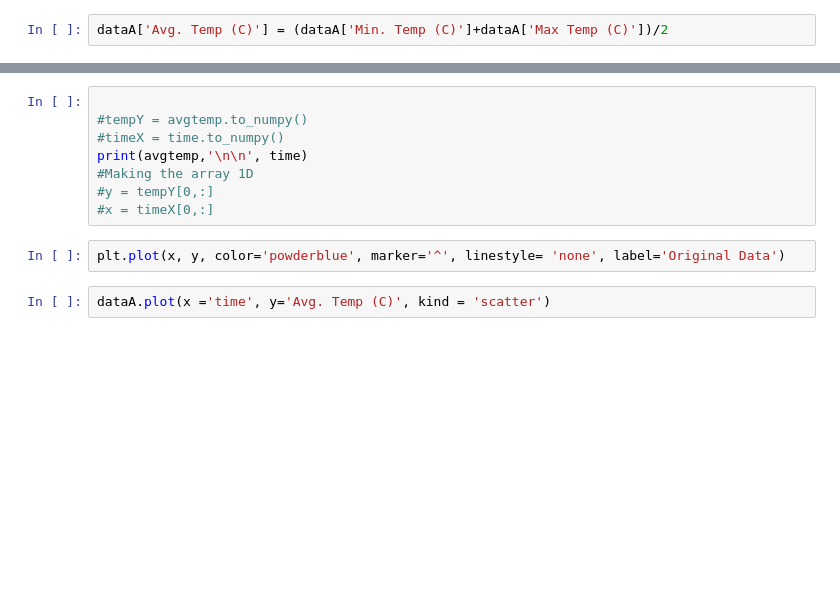
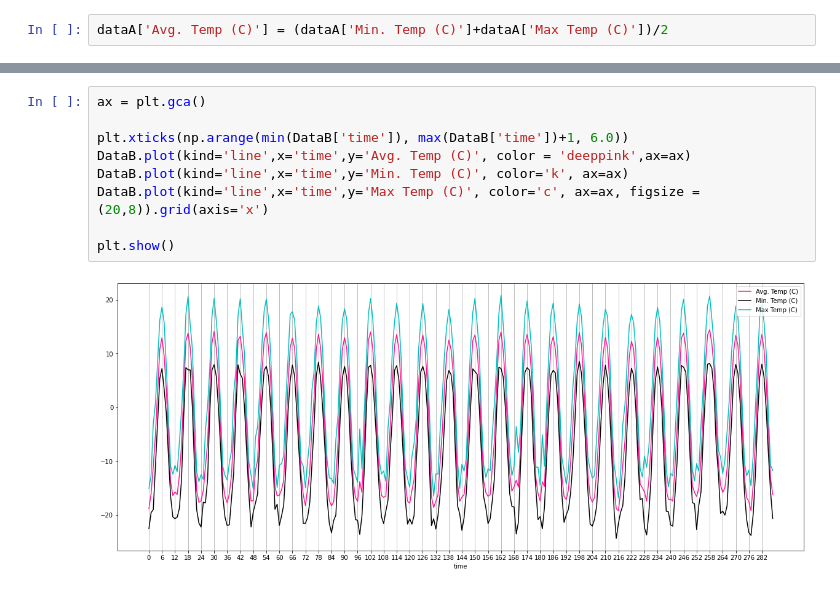
Before and after one commit to BigDataCourseBhaganagar/Alaskan-Weather, a Jupyter notebook: AlaskanWeather.ipynb, the cells around one changed output, grey strips where cells are left out. Saved outputs shown, nothing was run; the diff lists cells and outputs as text; blank space fills up the shorter version.

```diff
--- a/AlaskanWeather.ipynb
+++ b/AlaskanWeather.ipynb
@@ -160,12 +154,11 @@ plt.plot(timeX, tempY, color='powderblue', marker='^', linestyle= 'none', label=
-# %%
-
-#tempY = avgtemp.to_numpy()
-#timeX = time.to_numpy()
-print(avgtemp,'\n\n', time)
-#Making the array 1D
-#y = tempY[0,:]
-#x = timeX[0,:]
-# %%
-plt.plot(x, y, color='powderblue', marker='^', linestyle= 'none', label='Original Data')
-# %%
-dataA.plot(x ='time', y='Avg. Temp (C)', kind = 'scatter')
+# %%
+ax = plt.gca()
+
+plt.xticks(np.arange(min(DataB['time']), max(DataB['time'])+1, 6.0))
+DataB.plot(kind='line',x='time',y='Avg. Temp (C)', color = 'deeppink',ax=ax)
+DataB.plot(kind='line',x='time',y='Min. Temp (C)', color='k', ax=ax)
+DataB.plot(kind='line',x='time',y='Max Temp (C)', color='c', ax=ax, figsize = (20,8)).grid(axis='x')
+
+plt.show()
+# %% [output]
+[figure, added]
```
Also changed, not shown: parts of 9 cells of this notebook.
